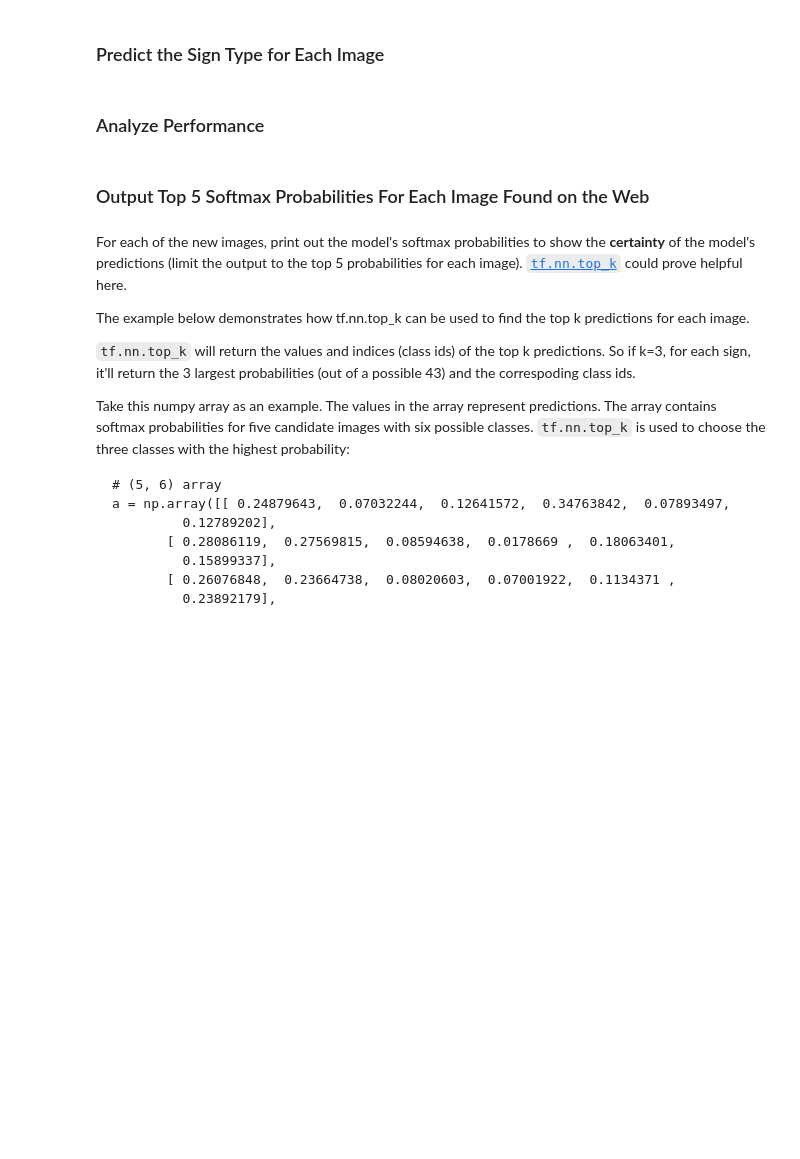
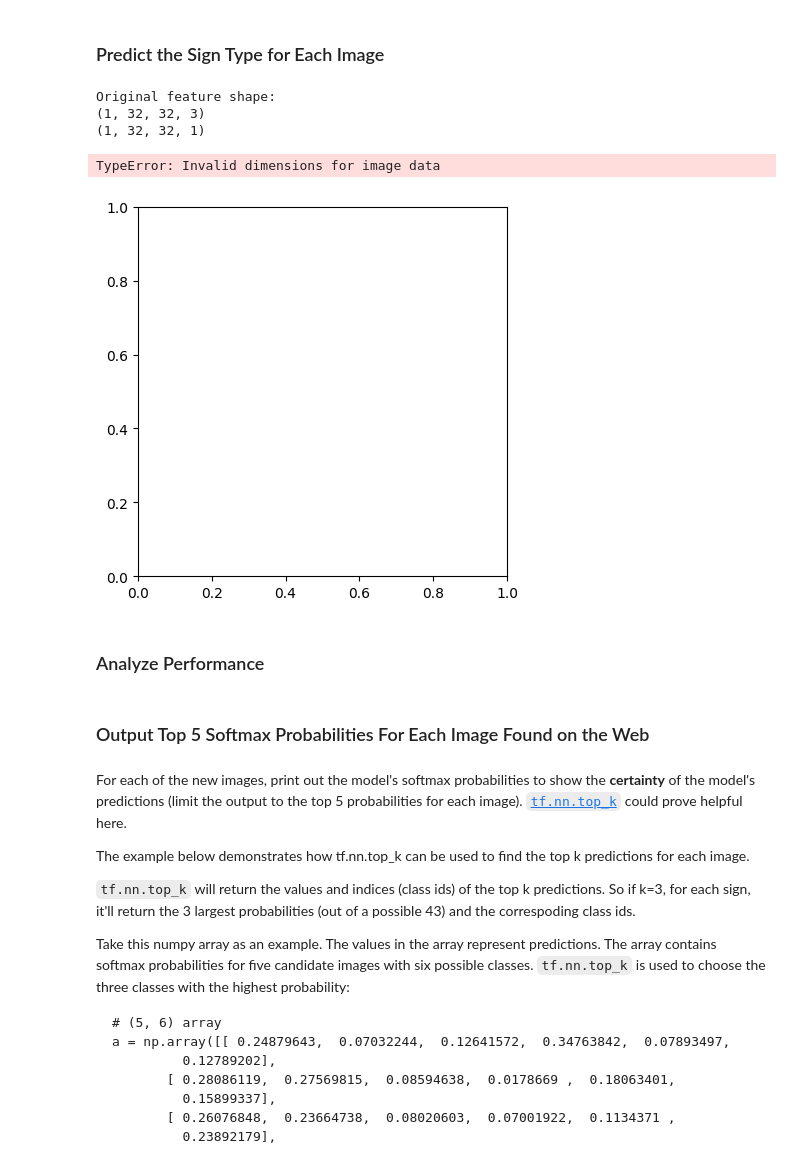
Before and after one commit to skopen/CarND-Traffic-Sign-Classifier-Project, a Jupyter notebook: Traffic_Sign_Classifier.ipynb, the cells around one changed output. Saved outputs shown, nothing was run; the diff lists cells and outputs as text; code cells hidden in the pictures; blank space fills up the shorter version.

```diff
--- a/Traffic_Sign_Classifier.ipynb
+++ b/Traffic_Sign_Classifier.ipynb
@@ -362,7 +445,26 @@ You may find `signnames.csv` useful as it contains mappings from the class id (i
 # %%
 ### Run the predictions here and use the model to output the prediction for each image.
 ### Make sure to pre-process the images with the same pre-processing pipeline used earlier.
 ### Feel free to use as many code cells as needed.
+
+  # Restore from disk
+ # saver.restore(sess, "./lenet")
+ # print("Model restored.")
+
+for image_path in glob.glob("web/web_*.jpeg"):
+    image = imageio.imread(image_path)
+    image = image.reshape((1, 32, 32, 3))
+
+    image, _ = preProcessGrayscale(image, None, False)
+    print (image.shape)
+    plt.imshow(image[0])
+    plt.show()
+# %% [output]
+Original feature shape:
+(1, 32, 32, 3)
+(1, 32, 32, 1)
+TypeError: Invalid dimensions for image data
+[figure, added]
 # %% [markdown]
 ### Analyze Performance
 # %%
```
Also changed, not shown: parts of 6 cells of this notebook.
